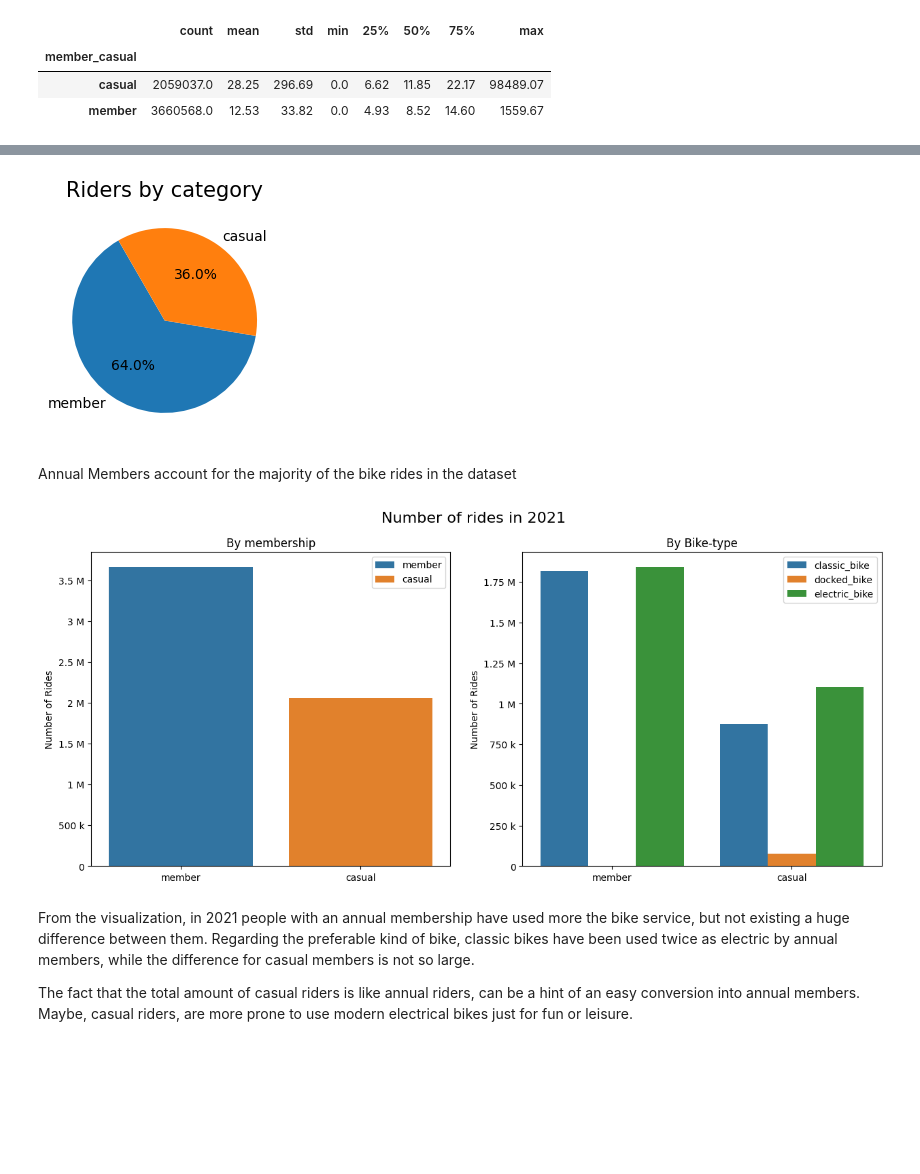
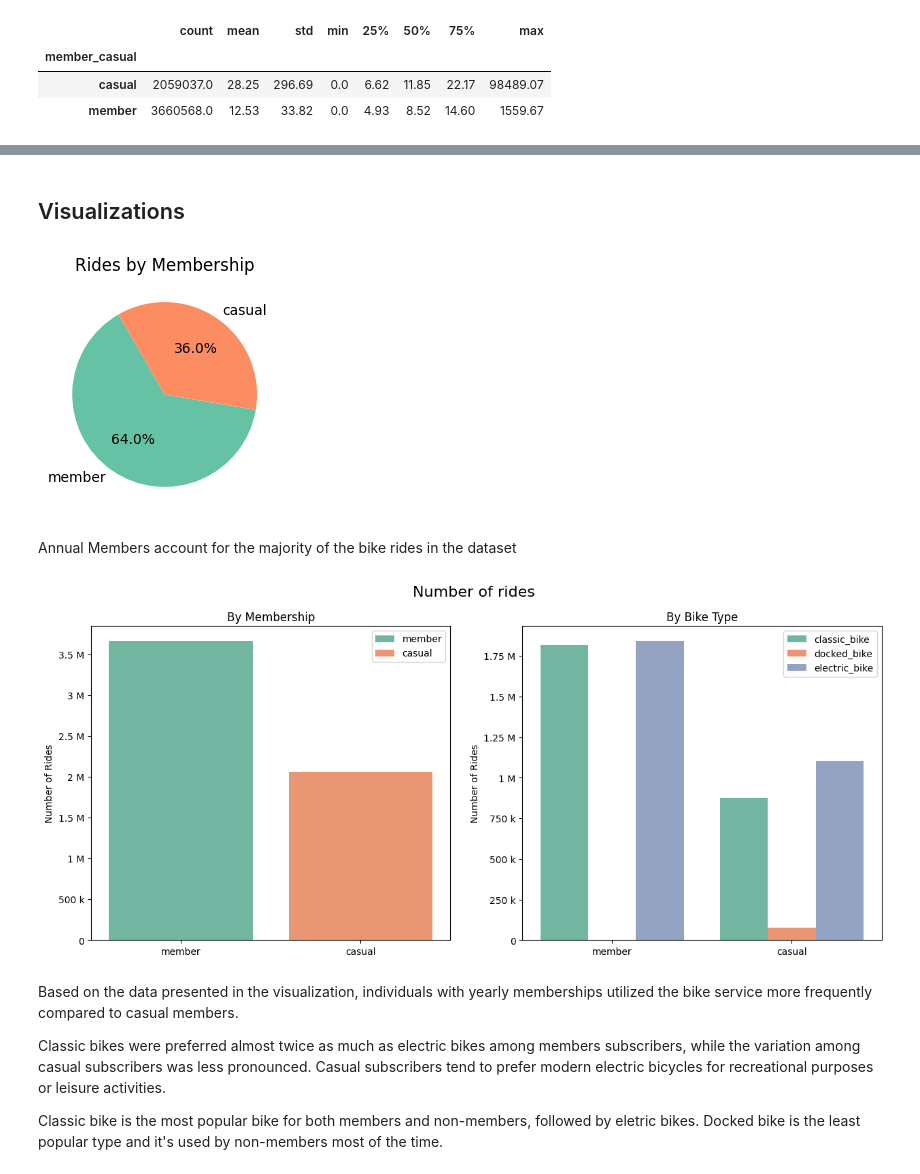
Before and after one commit to baguilar6174/data-analysis-cyclisticBike, a Jupyter notebook: notebook.ipynb, the cells around one changed output, grey strips where cells are left out. Saved outputs shown, nothing was run; the diff lists cells and outputs as text; code cells hidden in the pictures; blank space fills up the shorter version.

```diff
--- a/notebook.ipynb
+++ b/notebook.ipynb
@@ -348,14 +361,0 @@ divvy_df.sort_values(by='ride_length', ascending=False).head()
-# %%
-# We can separate the date for a better analysis
-
-divvy_df["day_of_week"] = divvy_df["started_at"].dt.day_name()
-divvy_df['day_of_week_as_number'] = divvy_df['started_at'].dt.day_of_week
-divvy_df['quarter'] = divvy_df.started_at.dt.quarter
-divvy_df['day_of_month'] = divvy_df['started_at'].dt.day.astype(int)
-divvy_df['month'] = divvy_df['started_at'].dt.month.astype(int)
-divvy_df['year'] = divvy_df['started_at'].dt.year.astype(int)
-divvy_df['started_time'] = divvy_df['started_at'].dt.time
-divvy_df['ended_time'] = divvy_df['ended_at'].dt.time
-divvy_df['trip_length_days'] = divvy_df['ride_length'].dt.days
-divvy_df['trip_length_minutes'] = divvy_df['ride_length'].dt.total_seconds()/60
-divvy_df.sort_values(by='ride_length', ascending=False).head()
@@ -388,5 +404,7 @@ divvy_df.sort_values(by='ride_length', ascending=False).head()
 # %%
 # At this point we can observe that there are records with a negative duration, we must remove them.
-divvy_df.sort_values(by='trip_length_days', ascending=True).head()
+
+divvy_df = divvy_df[(divvy_df['ride_length_days'] >= 0)].dropna()
+divvy_df.sort_values(by='ride_length_days', ascending=True).head()
 # %% [output]
 |  | ride_id | rideable_type | started_at | ended_at | start_lat | start_lng | member_casual | ride_length | ... |
@@ -398,3 +415,0 @@ divvy_df.sort_values(by='trip_length_days', ascending=True).head()
-# %%
-divvy_df = divvy_df[(divvy_df['trip_length_days'] >= 0)].dropna()
-divvy_df.sort_values(by='trip_length_days', ascending=True).head()
@@ -438,25 +520,34 @@ divvy_df.groupby('member_casual')['trip_length_minutes'].describe().round(2)
+# %% [markdown]
+## Visualizations
 # %%
-# Number of rides by member_casual
+# Number of rides by Membership
 
 status_counts = divvy_df['member_casual'].value_counts()
 
-plt.figure(figsize=(5, 3))
-plt.pie(x=status_counts, labels=status_counts.index, autopct='%1.1f%%', startangle=120)
-plt.title('Riders by category', size=15)
+plt.figure(figsize = (5, 3))
+plt.pie(
+    x = status_counts,
+    labels = status_counts.index,
+    autopct = '%1.1f%%',
+    startangle = 120,
+    colors=sns.color_palette('Set2'),
+)
+plt.title('Rides by Membership', size=12)
 plt.show()
 # %% [output]
-[figure, old version]
+[figure, new version]
 # %% [markdown]
 Annual Members account for the majority of the bike rides in the dataset
 # %%
-# Let's define some colors for the rideable_type
+# Create bar charts: Number of Rides by membership and Bike Type
+
 fig, axes = plt.subplots(nrows=1, ncols=2, figsize=(15, 6))
-fig.suptitle("Number of rides in 2021", fontsize=16)
-sns.countplot(data=divvy_df, x="member_casual", hue='member_casual', dodge=False, ax = axes[0])
-sns.countplot(data=divvy_df, x="member_casual", hue=divvy_df['rideable_type'].sort_values(), ax = axes[1])
+fig.suptitle("Number of rides", fontsize=16)
+sns.countplot(data=divvy_df, x="member_casual", hue='member_casual', dodge=False, ax = axes[0], palette = "Set2")
+sns.countplot(data=divvy_df, x="member_casual", hue=divvy_df['rideable_type'].sort_values(), ax = axes[1], palette = "Set2")
 
-axes[0].set_title('By membership')
-axes[1].set_title('By Bike-type')
+axes[0].set_title('By Membership')
+axes[1].set_title('By Bike Type')
 for ax in axes:
     ax.set_ylabel("Number of Rides")
     ax.set_xlabel("")
@@ -464,8 +555,10 @@ for ax in axes:
     ax.yaxis.set_major_formatter(ticker.EngFormatter())
 plt.show()
 # %% [output]
-[figure, old version]
+[figure, new version]
-# %% [markdown]
-From the visualization, in 2021 people with an annual membership have used more the bike service, but not existing a huge difference between them. Regarding the preferable kind of bike, classic bikes have been used twice as electric by annual members, while the difference for casual members is not so large.
-
-The fact that the total amount of casual riders is like annual riders, can be a hint of an easy conversion into annual members. Maybe, casual riders, are more prone to use modern electrical bikes just for fun or leisure.
+# %% [markdown]
+Based on the data presented in the visualization, individuals with yearly memberships utilized the bike service more frequently compared to casual members.
+
+Classic bikes were preferred almost twice as much as electric bikes among members subscribers, while the variation among casual subscribers was less pronounced. Casual subscribers tend to prefer modern electric bicycles for recreational purposes or leisure activities.
+
+Classic bike is the most popular bike for both members and non-members, followed by eletric bikes. Docked bike is the least popular type and it's used by non-members most of the time.
```
Also changed, not shown: parts of 48 cells of this notebook.
